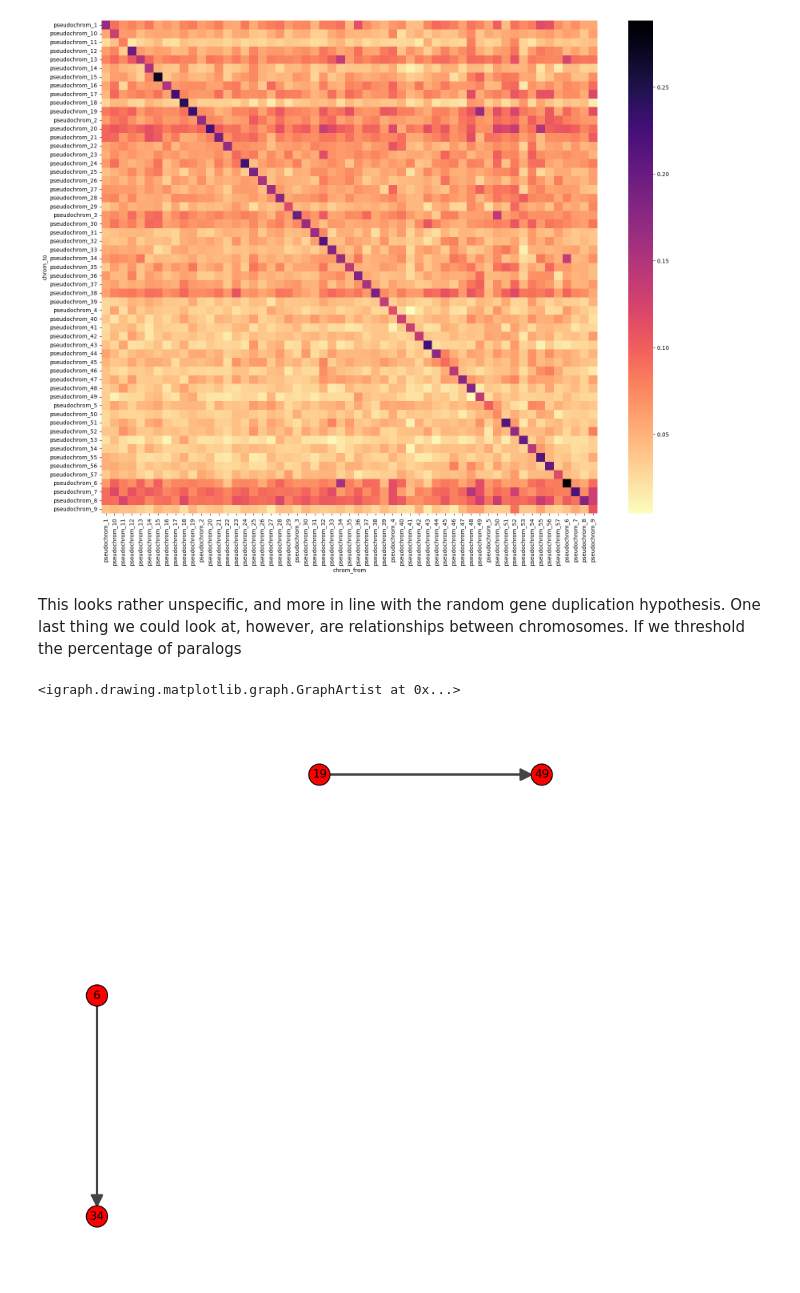
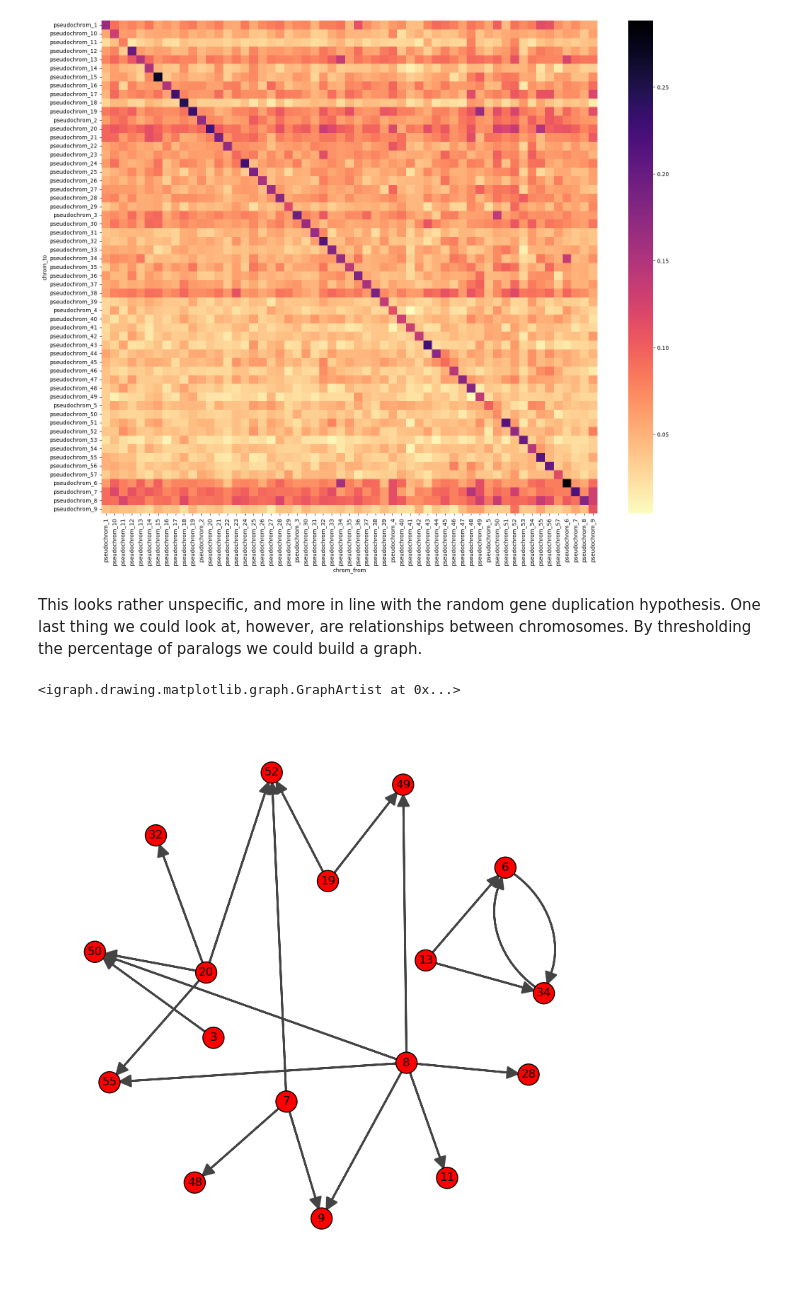
Before and after one commit to galicae/plit-genome, a Jupyter notebook: 07-analysis/self_synteny.ipynb, the cells around one changed output. Cells and saved outputs as stored; diff of their text form; code cells hidden in the pictures.

```diff
--- a/07-analysis/self_synteny.ipynb
+++ b/07-analysis/self_synteny.ipynb
@@ -259,19 +258,19 @@ sns.heatmap(df, cmap='magma_r', ax=ax)
 [figure]
 # %% [markdown]
 This looks rather unspecific, and more in line with the random gene duplication hypothesis. One last
-thing we could look at, however, are relationships between chromosomes. If we threshold the percentage
-of paralogs
+thing we could look at, however, are relationships between chromosomes. By thresholding the
+percentage of paralogs we could build a graph.
 # %%
 np.fill_diagonal(df.values, 0)
 # %%
-g = ig.Graph.Adjacency((df.values > 0.15).tolist())
+g = ig.Graph.Adjacency((df.values > 0.12).tolist())
 g.vs['label'] = df.index.str.split('_').str[1]
 
 isolated_nodes = [v.index for v in g.vs if v.degree() == 0]
 g.delete_vertices(isolated_nodes)
 
 fig, ax = plt.subplots(figsize=(10, 10))
 ig.plot(g, target=ax, layout=g.layout("reingold_tilford_circular"))
 # %% [output]
 <igraph.drawing.matplotlib.graph.GraphArtist at 0x...>
-[figure, old version]
+[figure, new version]
```
Also changed, not shown: parts of 1 cell of this notebook.
